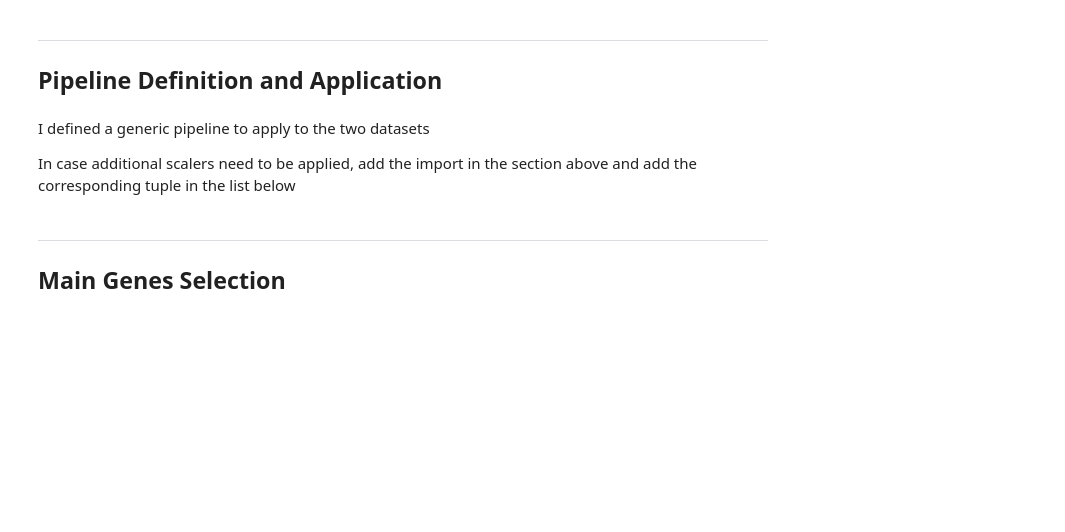
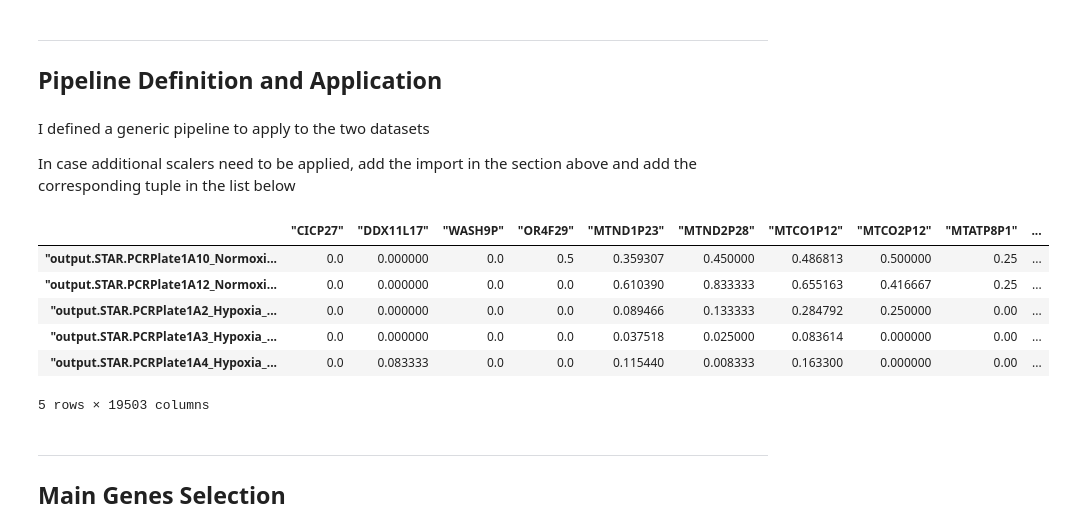
Before and after one commit to fcantatore/BAIology, a Jupyter notebook: Train_Test_Split.ipynb, the cells around one changed output. Saved outputs shown, nothing was run; the diff lists cells and outputs as text; code cells hidden in the pictures; blank space fills up the shorter version.

```diff
--- a/Train_Test_Split.ipynb
+++ b/Train_Test_Split.ipynb
@@ -38,8 +45,17 @@ In case additional scalers need to be applied, add the import in the section abo
 steps = [('scaler', StandardScaler()), ('normalizer', MinMaxScaler())]
 pipeline = Pipeline(steps)
 # %%
-df_HCC_F_N = pd.DataFrame(pipeline.fit_transform(df_HCC_F), columns=df_HCC_F.columns)
-df_MCF_F_N = pd.DataFrame(pipeline.fit_transform(df_MCF_F), columns=df_MCF_F.columns)
+df_HCC_F_N = pd.DataFrame(pipeline.fit_transform(df_HCC_F), columns=df_HCC_F.columns, index=df_HCC_F.index)
+df_MCF_F_N = pd.DataFrame(pipeline.fit_transform(df_MCF_F), columns=df_MCF_F.columns, index=df_MCF_F.index)
+df_HCC_F_N.head()
+# %% [output]
+|  | "CICP27" | "DDX11L17" | "WASH9P" | "OR4F29" | "MTND1P23" | "MTND2P28" | "MTCO1P12" | "MTCO2P12" | "MTATP8P1" | ... |
+| "output.STAR.PCRPlate1A10_Normoxi... | 0.0 | 0.000000 | 0.0 | 0.5 | 0.359307 | 0.450000 | 0.486813 | 0.500000 | 0.25 | ... |
+| "output.STAR.PCRPlate1A12_Normoxi... | 0.0 | 0.000000 | 0.0 | 0.0 | 0.610390 | 0.833333 | 0.655163 | 0.416667 | 0.25 | ... |
+| "output.STAR.PCRPlate1A2_Hypoxia_... | 0.0 | 0.000000 | 0.0 | 0.0 | 0.089466 | 0.133333 | 0.284792 | 0.250000 | 0.00 | ... |
+| "output.STAR.PCRPlate1A3_Hypoxia_... | 0.0 | 0.000000 | 0.0 | 0.0 | 0.037518 | 0.025000 | 0.083614 | 0.000000 | 0.00 | ... |
+| "output.STAR.PCRPlate1A4_Hypoxia_... | 0.0 | 0.083333 | 0.0 | 0.0 | 0.115440 | 0.008333 | 0.163300 | 0.000000 | 0.00 | ... |
+5 rows × 19503 columns
 # %% [markdown]
 ---
 ## Main Genes Selection
```
Also changed, not shown: parts of 7 cells of this notebook.
